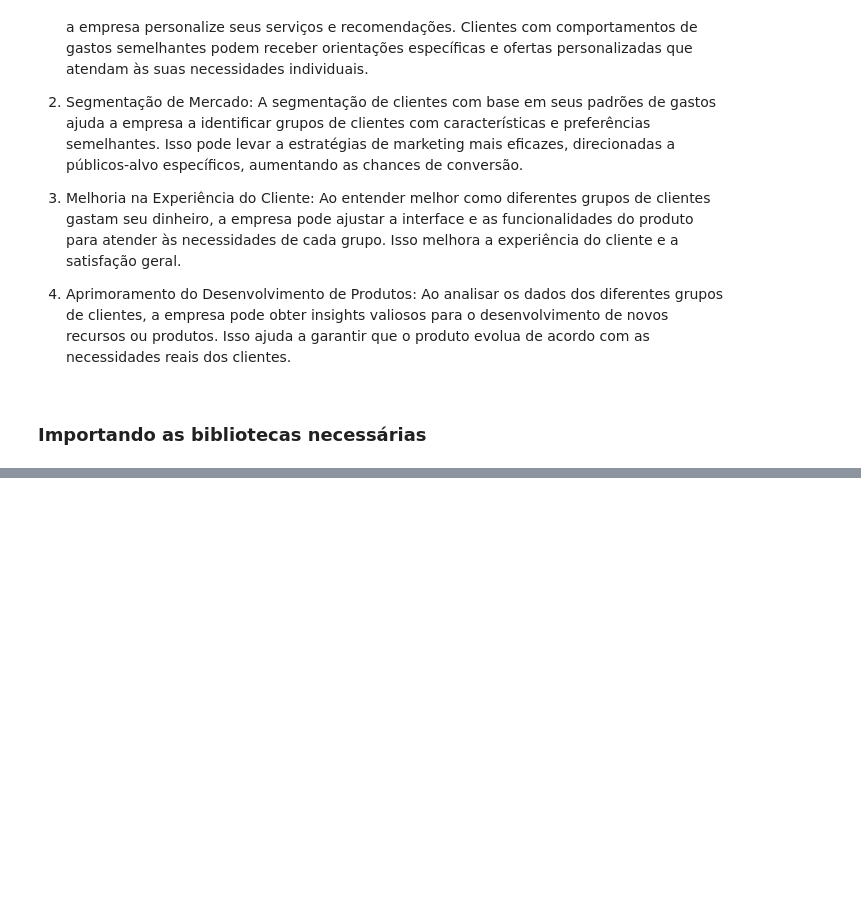
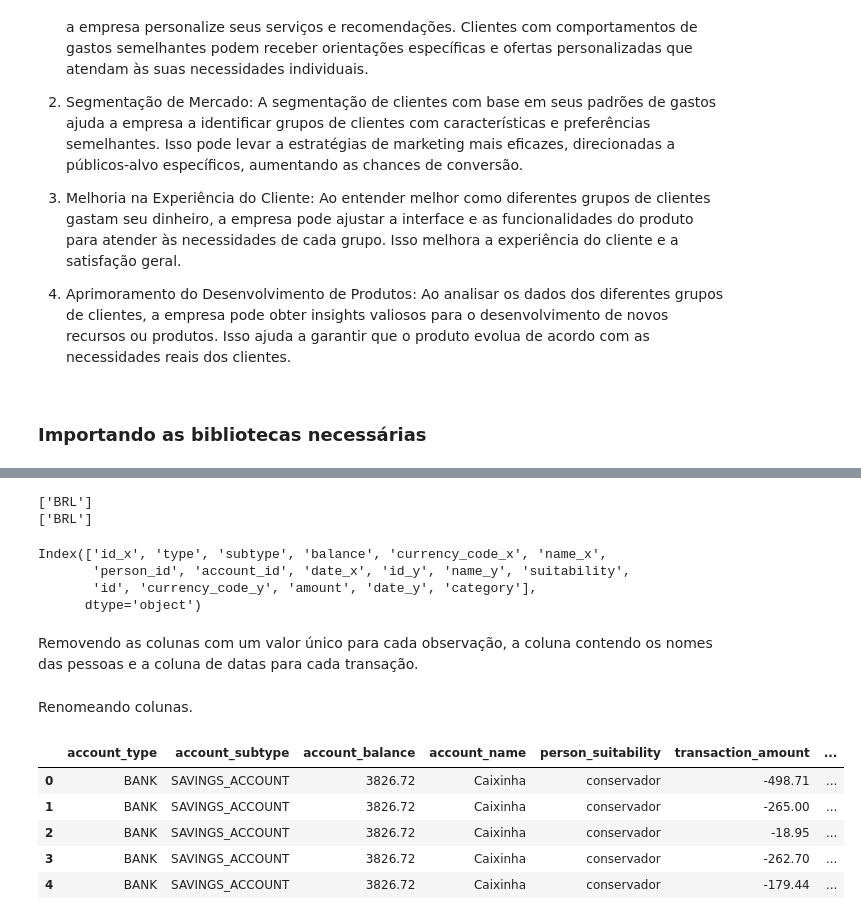
Before and after one commit to allmeidaapedro/Clusterizacao-Clientes-Cartao-Credito, a Jupyter notebook: notebooks/1. EDA.ipynb, the cells around one changed output, grey strips where cells are left out. Cells and saved outputs as stored; diff of their text form; code cells hidden in the pictures; blank space fills up the shorter version.

```diff
--- a/notebooks/1. EDA.ipynb
+++ b/notebooks/1. EDA.ipynb
@@ -34,0 +97,3 @@ import seaborn as sns
+# %%
+df = pd.merge(merged_df, transactions, on='account_id', how='inner')
+df.head()
@@ -34,0 +115,29 @@ import seaborn as sns
+# %%
+print(df['currency_code_y'].unique())
+print(df['currency_code_x'].unique())
+# %% [output]
+['BRL']
+['BRL']
+# %%
+df.columns
+# %% [output]
+Index(['id_x', 'type', 'subtype', 'balance', 'currency_code_x', 'name_x',
+       'person_id', 'account_id', 'date_x', 'id_y', 'name_y', 'suitability',
+       'id', 'currency_code_y', 'amount', 'date_y', 'category'],
+      dtype='object')
+# %% [markdown]
+Removendo as colunas com um valor único para cada observação, a coluna contendo os nomes das pessoas e a coluna de datas para cada transação.
+# %%
+df.drop(columns=['id_x', 'person_id', 'account_id', 'id_y', 'id', 'currency_code_x', 'currency_code_y', 'name_y', 'date_x'], inplace=True)
+# %% [markdown]
+Renomeando colunas.
+# %%
+df.rename(columns={'type': 'account_type', 'subtype': 'account_subtype', 'balance': 'account_balance', 'currency_code_x': 'account_currency_code', 'name_x': 'account_name', 'suitability': 'person_suitability', 'currency_code_y': 'transaction_currency_code', 'amount': 'transaction_amount', 'date_y': 'transaction_date', 'category': 'transaction_category'}, inplace=True)
+df.head()
+# %% [output]
+|  | account_type | account_subtype | account_balance | account_name | person_suitability | transaction_amount | ... |
+| 0 | BANK | SAVINGS_ACCOUNT | 3826.72 | Caixinha | conservador | -498.71 | ... |
+| 1 | BANK | SAVINGS_ACCOUNT | 3826.72 | Caixinha | conservador | -265.00 | ... |
+| 2 | BANK | SAVINGS_ACCOUNT | 3826.72 | Caixinha | conservador | -18.95 | ... |
+| 3 | BANK | SAVINGS_ACCOUNT | 3826.72 | Caixinha | conservador | -262.70 | ... |
+| 4 | BANK | SAVINGS_ACCOUNT | 3826.72 | Caixinha | conservador | -179.44 | ... |
```
Also changed, not shown: parts of 18 cells of this notebook.
